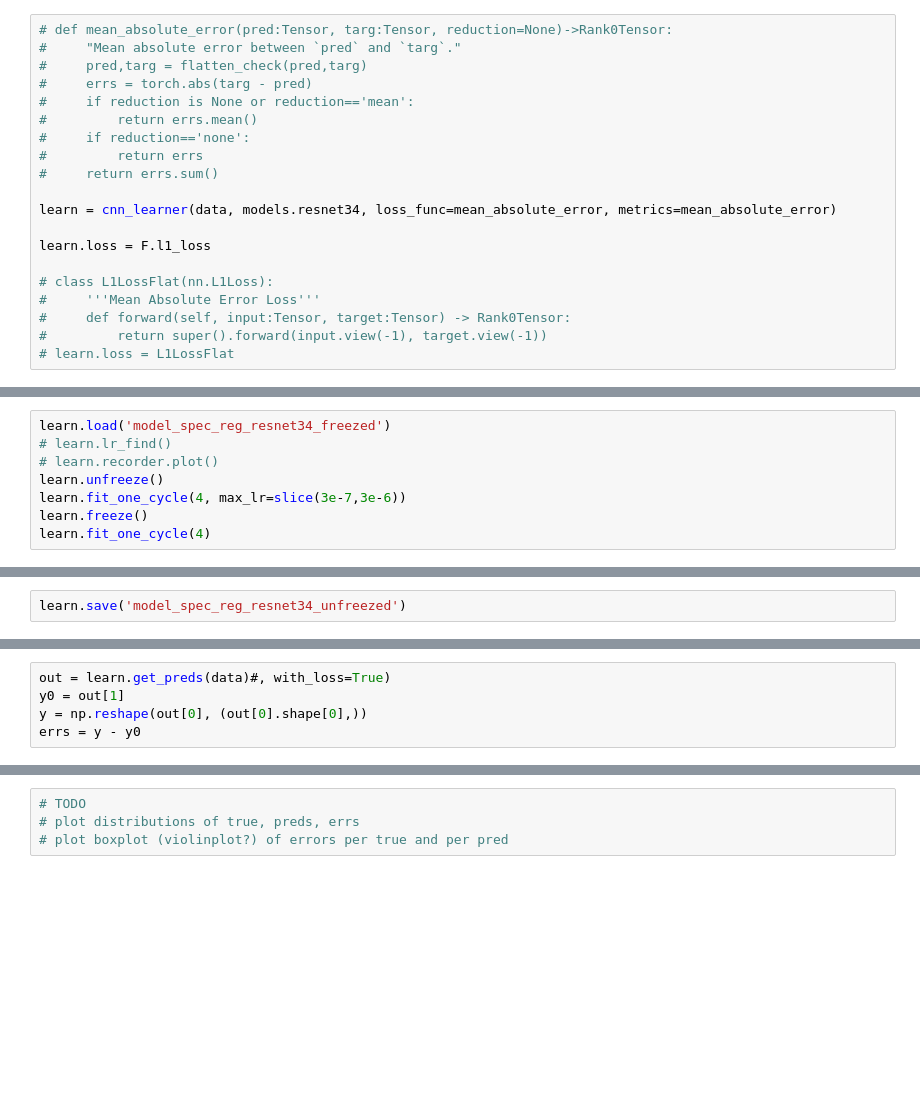
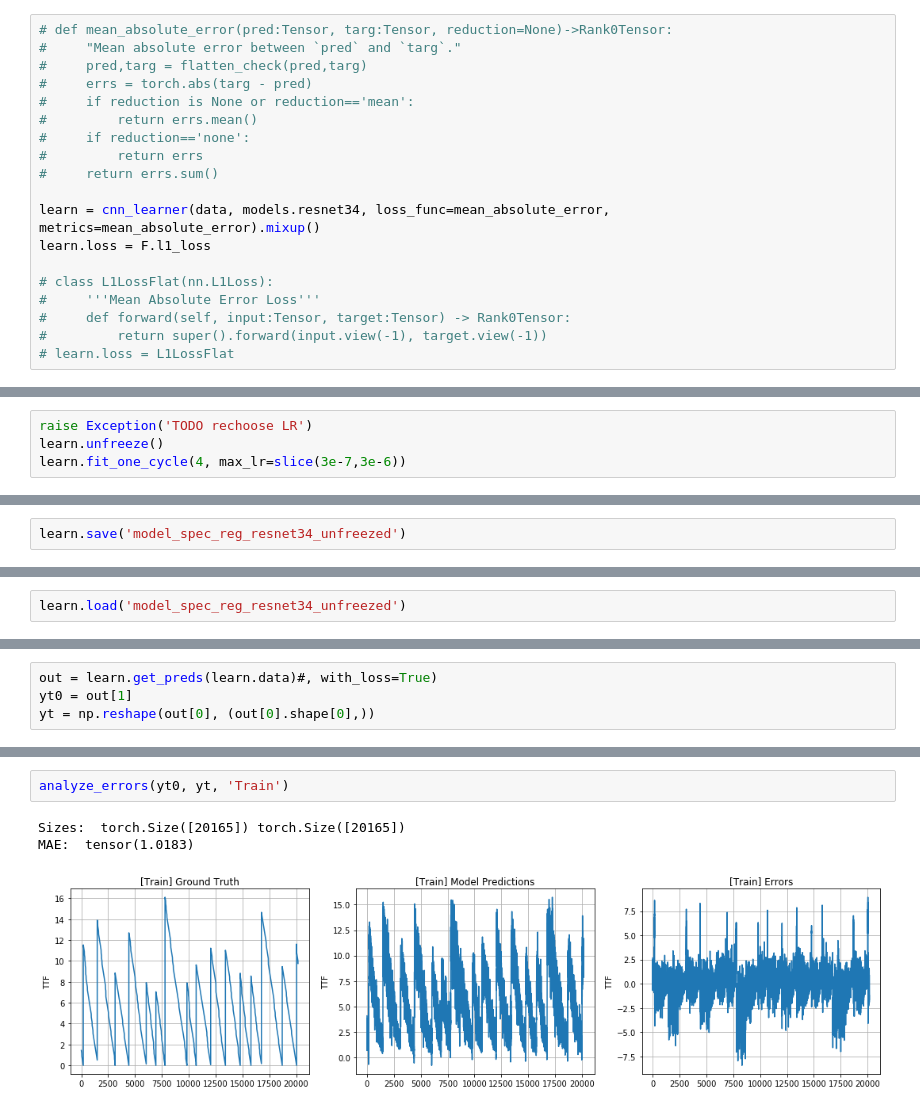
Before and after one commit to ido90/Earthquakes, a Jupyter notebook: Spectrogram.ipynb, the cells around one changed output, grey strips where cells are left out. Cells and saved outputs as stored; diff of their text form; blank space fills up the shorter version.

Commit message:
normalization, batch size and dropout were verified to be valid; mixup and regression diagnosis were added

```diff
--- a/Spectrogram.ipynb
+++ b/Spectrogram.ipynb
@@ -538,8 +536,7 @@ for i, ax in enumerate(axs):
 #         return errs
 #     return errs.sum()
 
-learn = cnn_learner(data, models.resnet34, loss_func=mean_absolute_error, metrics=mean_absolute_error)
-
+learn = cnn_learner(data, models.resnet34, loss_func=mean_absolute_error, metrics=mean_absolute_error).mixup()
 learn.loss = F.l1_loss
 
 # class L1LossFlat(nn.L1Loss):
@@ -567,9 +570,5 @@ learn.save('model_spec_reg_resnet34_freezed')
 # %%
-learn.load('model_spec_reg_resnet34_freezed')
-# learn.lr_find()
-# learn.recorder.plot()
+raise Exception('TODO rechoose LR')
 learn.unfreeze()
 learn.fit_one_cycle(4, max_lr=slice(3e-7,3e-6))
-learn.freeze()
-learn.fit_one_cycle(4)
 # %% [output]
@@ -610,0 +578,2 @@ dir(learn)
+# %%
+learn.load('model_spec_reg_resnet34_unfreezed')
@@ -611,5 +649,4 @@ dir(learn)
 # %%
-out = learn.get_preds(data)#, with_loss=True)
-y0 = out[1]
-y = np.reshape(out[0], (out[0].shape[0],))
-errs = y - y0
+out = learn.get_preds(learn.data)#, with_loss=True)
+yt0 = out[1]
+yt = np.reshape(out[0], (out[0].shape[0],))
@@ -645,4 +653,6 @@ axs[1].grid()
-# %%
-# TODO
-# plot distributions of true, preds, errs
-# plot boxplot (violinplot?) of errors per true and per pred
+# %%
+analyze_errors(yt0, yt, 'Train')
+# %% [output]
+Sizes:  torch.Size([20165]) torch.Size([20165])
+MAE:  tensor(1.0183)
+[figure, added]
```
Also changed, not shown: parts of 31 cells of this notebook.
